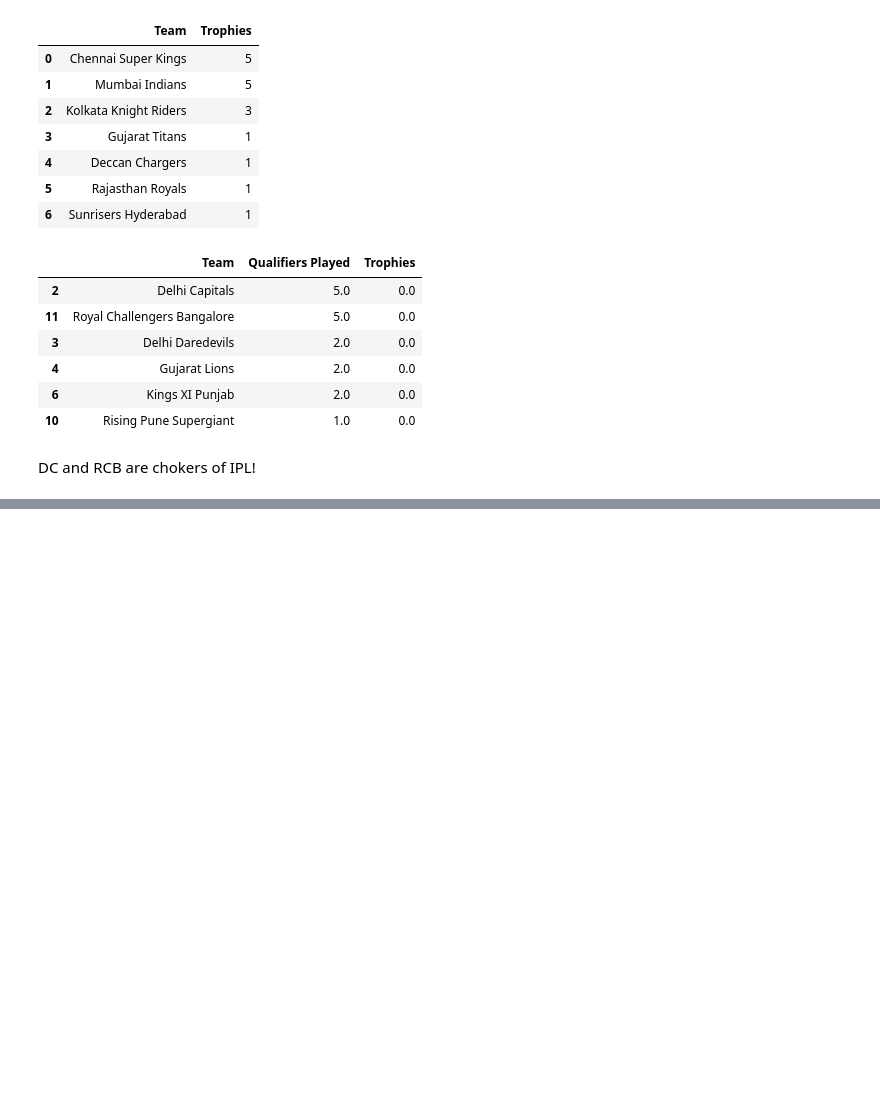
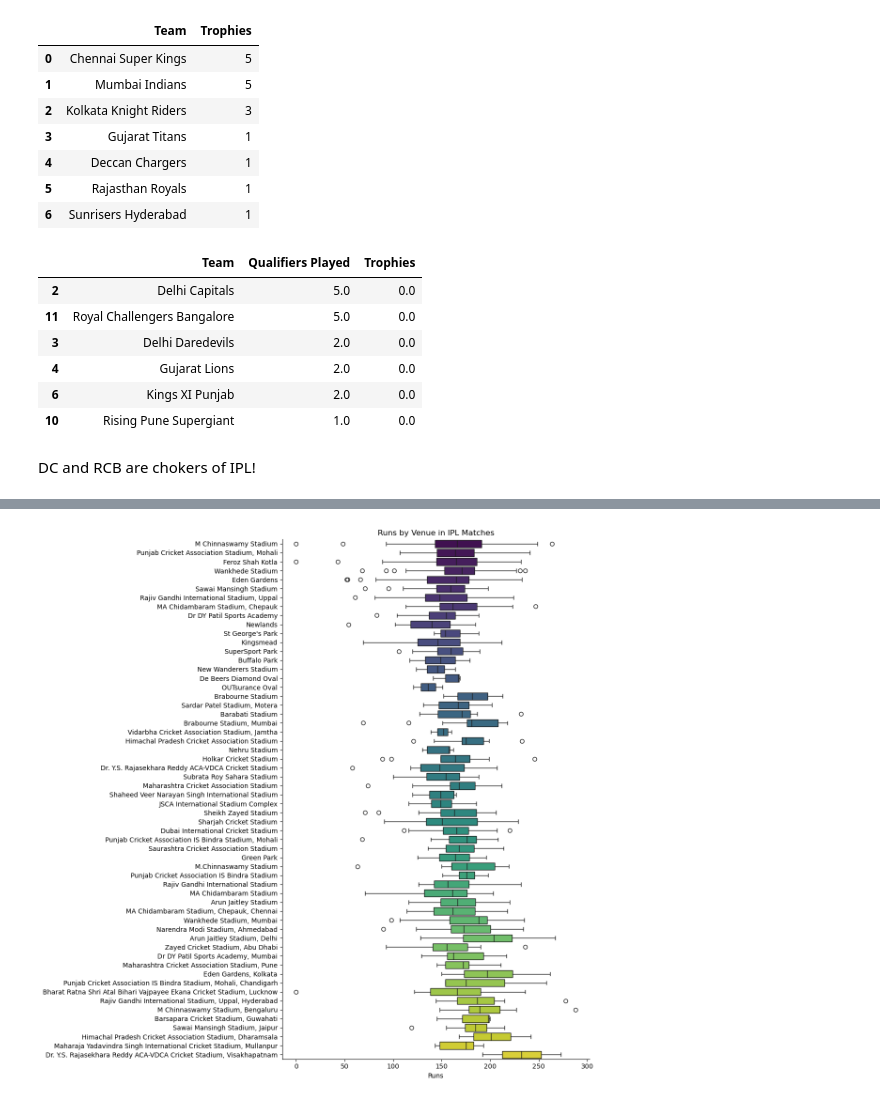
Before and after one commit to Prashant0594/python_data_projects, a Jupyter notebook: project_IPL_analysis/matches.ipynb, the cells around one changed output, grey strips where cells are left out. Drawn from its saved outputs; the diff is of its cells as text; code cells hidden in the pictures; blank space fills up the shorter version.

```diff
--- a/project_IPL_analysis/matches.ipynb
+++ b/project_IPL_analysis/matches.ipynb
@@ -149,0 +168,4 @@ DC and RCB are chokers of IPL!
+# %%
+matchwise=df_matches.groupby(['id','venue']).agg({'target_runs':'sum'})
+matchwise.reset_index(inplace=True)
+matchwise
@@ -150,3 +186,17 @@ DC and RCB are chokers of IPL!
+# %%
+plt.figure(figsize=(12, 12))
+sns.boxplot(x='target_runs', y='venue', data=matchwise, palette='viridis',hue='venue')
+plt.title('Runs by Venue in IPL Matches')
+plt.xlabel('Runs')
+plt.ylabel('')
+#plt.xticks(rotation=90)
+#plt.legend().remove()
+
+sns.despine()
+plt.tight_layout()
+plt.show()
+# %% [output]
+[figure, added]
 # %%
 df_matches
 # %% [output]
```
Also changed, not shown: parts of 5 cells of this notebook, 1 other file.
